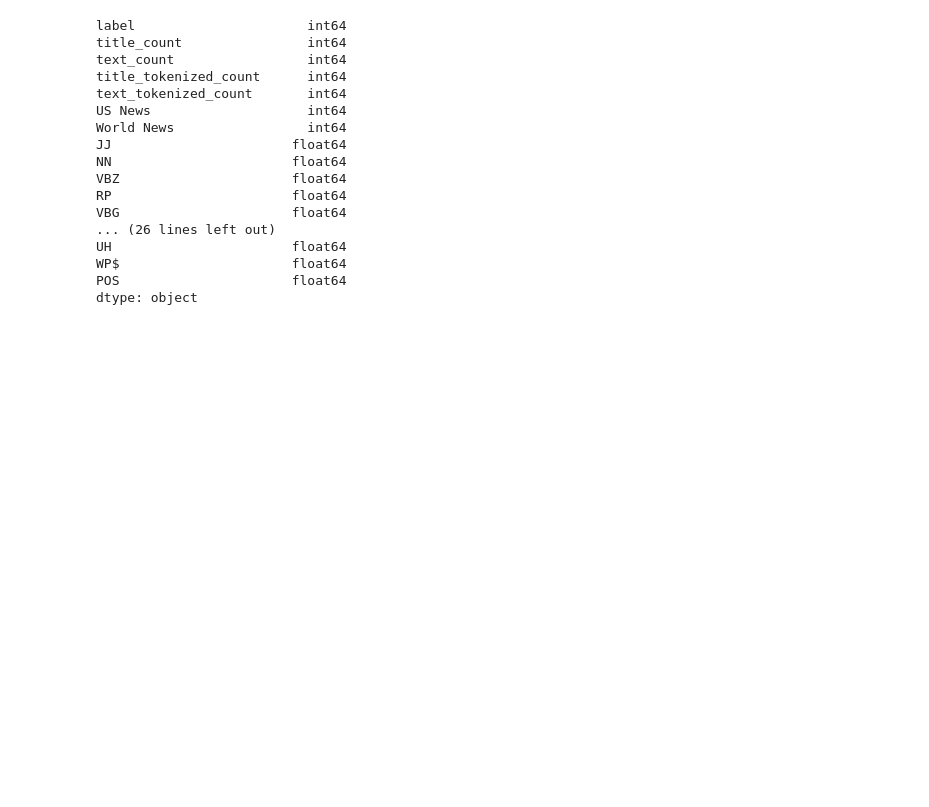
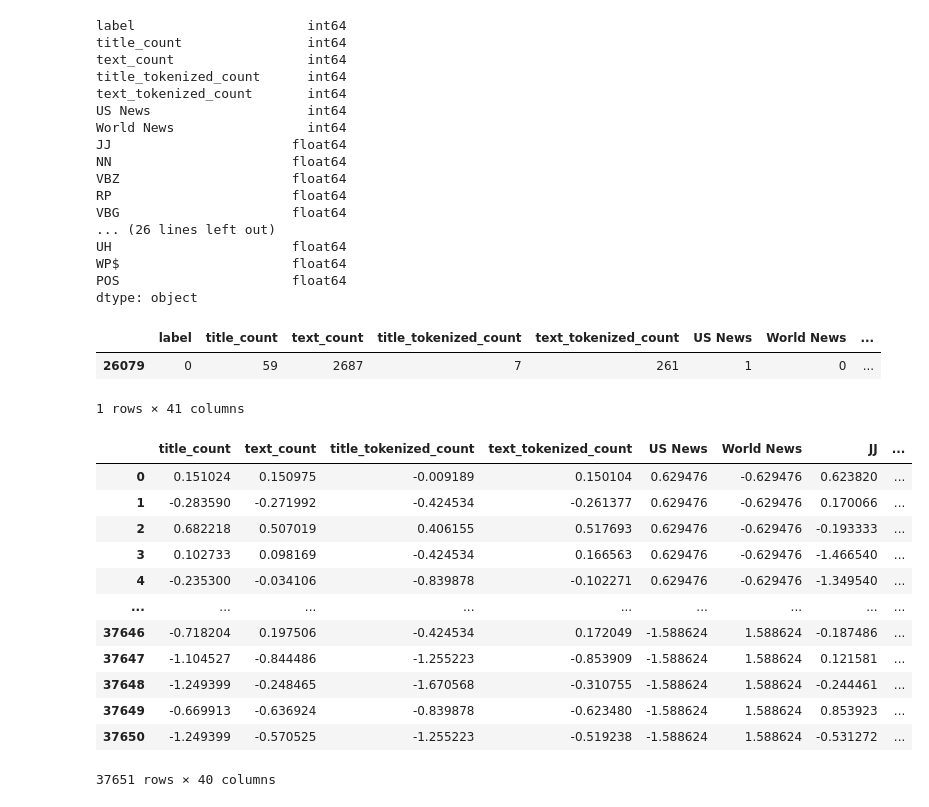
Before and after one commit to NoraYounes/Fake_News_Detection, a Jupyter notebook: Machine Learning/ml_testing.ipynb, the cells around one changed output. Saved outputs shown, nothing was run; the diff lists cells and outputs as text; code cells hidden in the pictures; blank space fills up the shorter version.

```diff
--- a/Machine Learning/ml_testing.ipynb
+++ b/Machine Learning/ml_testing.ipynb
@@ -53,24 +59,44 @@ UH                       float64
 WP$                      float64
 POS                      float64
 dtype: object
+# %%
+df.loc[[26079]]
+# %% [output]
+|  | label | title_count | text_count | title_tokenized_count | text_tokenized_count | US News | World News | ... |
+| 26079 | 0 | 59 | 2687 | 7 | 261 | 1 | 0 | ... |
+1 rows × 41 columns
 # %%
-# # Scale data
-# from sklearn.preprocessing import StandardScaler
+# Scale data
+from sklearn.preprocessing import StandardScaler
 
-# # Initiate StandardScaler
-# scaler = StandardScaler()
+# Initiate StandardScaler
+scaler = StandardScaler()
 
-# # Create dataframe without label column
-# df_nolabel = df.drop(columns= ['label'])
+# Create dataframe without label column
+df_nolabel = df.drop(columns= ['label'])
 
-# # Fit
-# scaler.fit(df_nolabel)
+# Fit
+scaler.fit(df_nolabel)
 
-# # Save the scaler
-# #pickle.dump(scaler,open('scaler.sav','wb'))
+# Save the scaler
+#pickle.dump(scaler,open('scaler.sav','wb'))
 
-# # Transform
-# df_scaled = pd.DataFrame(scaler.transform(df_nolabel),columns=df_nolabel.columns)
+# Transform
+df_scaled = pd.DataFrame(scaler.transform(df_nolabel),columns=df_nolabel.columns)
 
-# df_scaled
+df_scaled
+# %% [output]
+|  | title_count | text_count | title_tokenized_count | text_tokenized_count | US News | World News | JJ | ... |
+| 0 | 0.151024 | 0.150975 | -0.009189 | 0.150104 | 0.629476 | -0.629476 | 0.623820 | ... |
+| 1 | -0.283590 | -0.271992 | -0.424534 | -0.261377 | 0.629476 | -0.629476 | 0.170066 | ... |
+| 2 | 0.682218 | 0.507019 | 0.406155 | 0.517693 | 0.629476 | -0.629476 | -0.193333 | ... |
+| 3 | 0.102733 | 0.098169 | -0.424534 | 0.166563 | 0.629476 | -0.629476 | -1.466540 | ... |
+| 4 | -0.235300 | -0.034106 | -0.839878 | -0.102271 | 0.629476 | -0.629476 | -1.349540 | ... |
+| ... | ... | ... | ... | ... | ... | ... | ... | ... |
+| 37646 | -0.718204 | 0.197506 | -0.424534 | 0.172049 | -1.588624 | 1.588624 | -0.187486 | ... |
+| 37647 | -1.104527 | -0.844486 | -1.255223 | -0.853909 | -1.588624 | 1.588624 | 0.121581 | ... |
+| 37648 | -1.249399 | -0.248465 | -1.670568 | -0.310755 | -1.588624 | 1.588624 | -0.244461 | ... |
+| 37649 | -0.669913 | -0.636924 | -0.839878 | -0.623480 | -1.588624 | 1.588624 | 0.853923 | ... |
+| 37650 | -1.249399 | -0.570525 | -1.255223 | -0.519238 | -1.588624 | 1.588624 | -0.531272 | ... |
+37651 rows × 40 columns
 # %%
```
Also changed, not shown: parts of 15 cells of this notebook.
